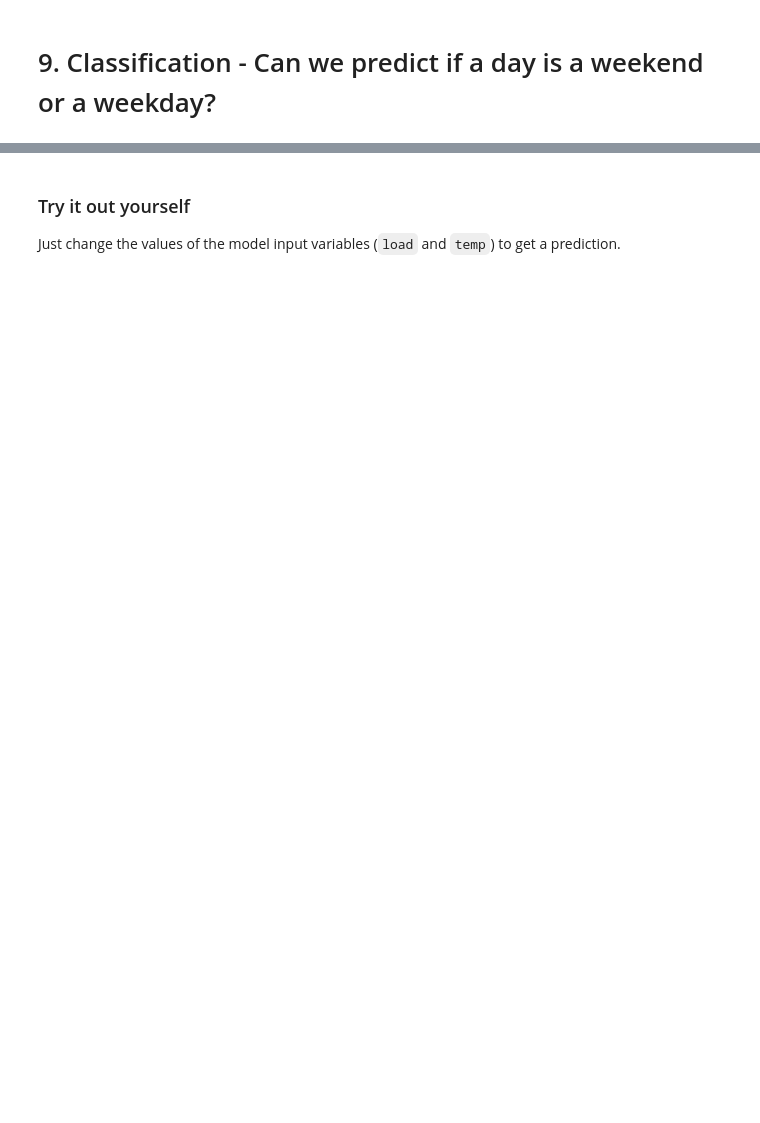
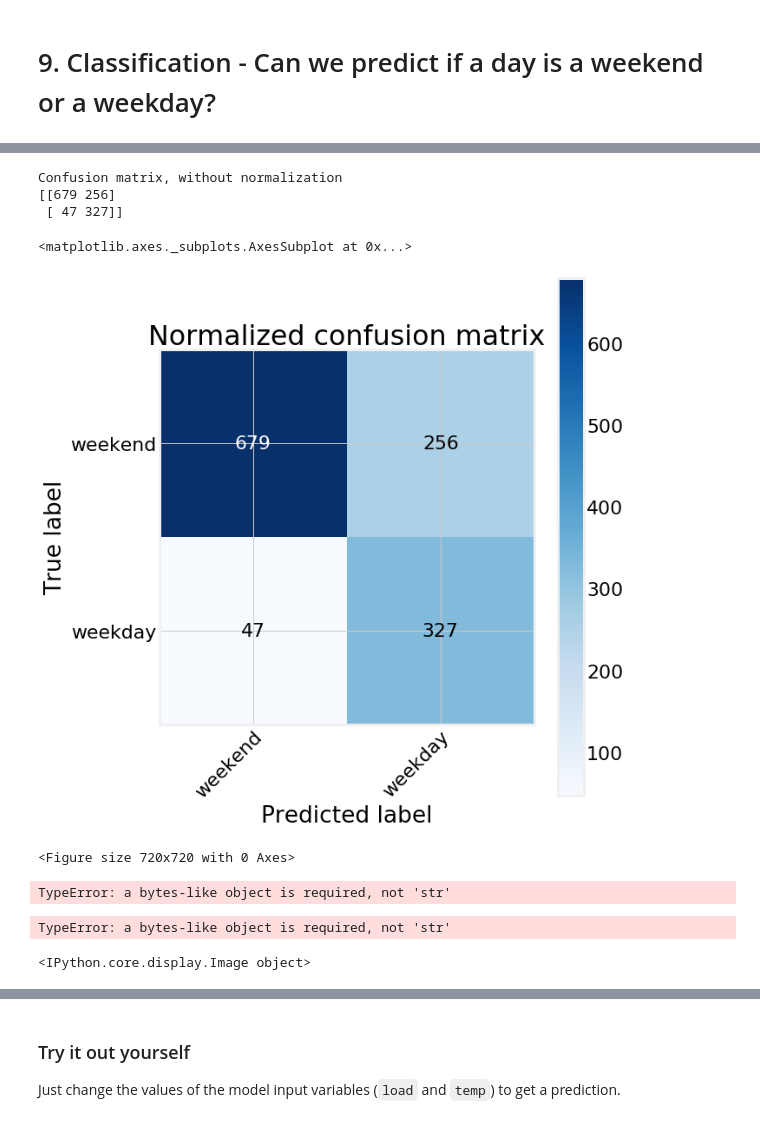
Before and after one commit to robmoratore/ShellDnA, a Jupyter notebook: Shell_Dna_EnergyLoad.ipynb, the cells around one changed output, grey strips where cells are left out. Cells and saved outputs as stored; diff of their text form; code cells hidden in the pictures; blank space fills up the shorter version.

Commit message:
Madli's update

```diff
--- a/Shell_Dna_EnergyLoad.ipynb
+++ b/Shell_Dna_EnergyLoad.ipynb
@@ -96,9 +96,12 @@ def plot_confusion_matrix(y_true, y_pred, classes,
 
     print(cm)
 
-    fig, ax = plt.subplots()
+    fig, ax = plt.subplots(figsize=(10,10))
+    fig.patch.set_facecolor('white')
     im = ax.imshow(cm, interpolation='nearest', cmap=cmap)
     ax.figure.colorbar(im, ax=ax)
+    plt.figure(figsize=(10,10))
+
     # We want to show all ticks...
     ax.set(xticks=np.arange(cm.shape[1]),
            yticks=np.arange(cm.shape[0]),
@@ -128,6 +131,9 @@ color_pal = ["#F8766D", "#D39200", "#93AA00", "#00BA38", "#00C19F", "#00B9E3", "
 np.set_printoptions(precision=2)
 pd.set_option('display.max_columns', None)
 plt.style.use('fivethirtyeight')
+
+
+plt.rcParams.update({'font.size': 22})
 # %% [markdown]
 # 2. Download the data to our notebook <a class="anchor" id="data"></a>
 # %%
@@ -376,6 +529,13 @@ clas = xgb.XGBClassifier(n_estimators=100)
 clas.fit(X_train, y_train)
 df_day_test['weekend_pred'] = clas.predict(X_test)
 # %%
-plot_confusion_matrix(df_day_test['weekend'], df_day_test['weekend_pred'], classes=["weekend", "weekday"], normalize=True,
+plot_confusion_matrix(df_day_test['weekend'], df_day_test['weekend_pred'], classes=["weekend", "weekday"], normalize=False,
                       title='Normalized confusion matrix')
-plt.show()
+# fig.show()
+# %% [output]
+Confusion matrix, without normalization
+[[679 256]
+ [ 47 327]]
+<matplotlib.axes._subplots.AxesSubplot at 0x...>
+[figure, added]
+<Figure size 720x720 with 0 Axes>
@@ -381,0 +544,6 @@ plt.show()
+# %%
+Image("C:\\Users\\madli.uutma@ibm.com\\Documents\\ShellDnA\\data\\images\\confusion_matrix.png")
+# %% [output]
+TypeError: a bytes-like object is required, not 'str'
+TypeError: a bytes-like object is required, not 'str'
+<IPython.core.display.Image object>
```
Also changed, not shown: parts of 33 cells of this notebook, 16 other files.
